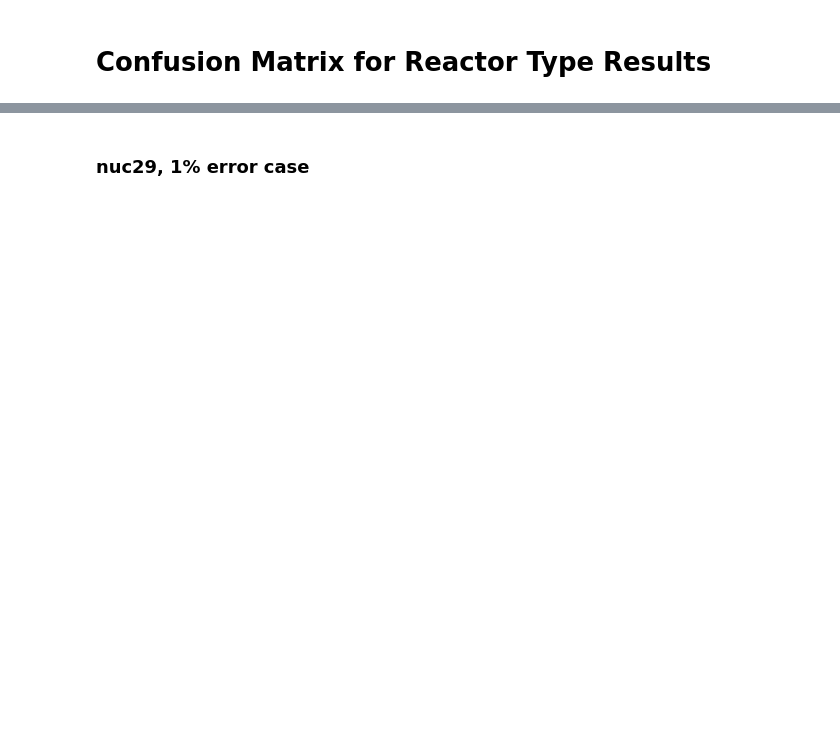
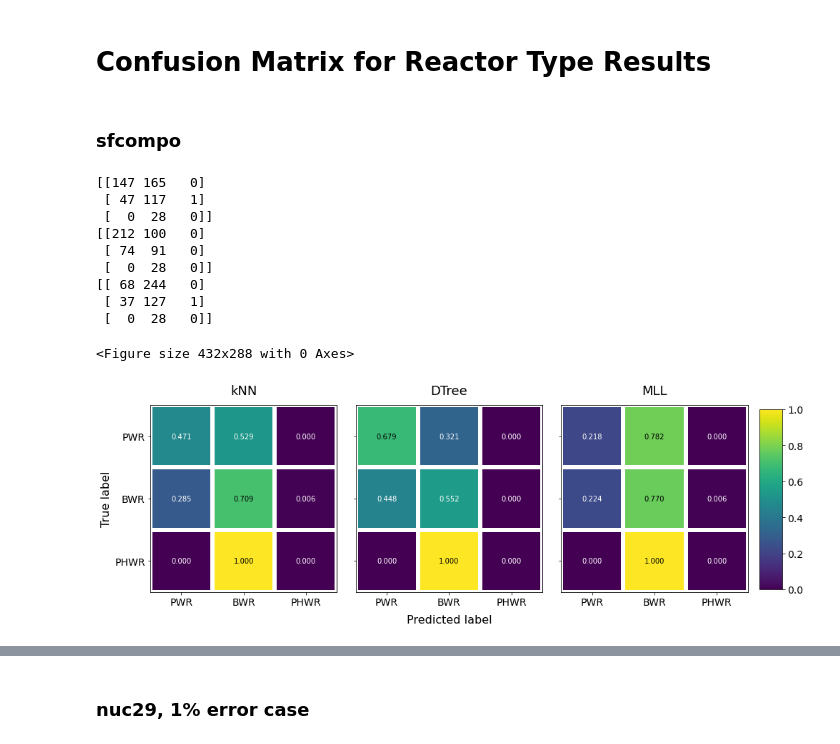
Before and after one commit to opotowsky/process_results, a Jupyter notebook: confusion_matrix.ipynb, the cells around one changed output, grey strips where cells are left out. Drawn from its saved outputs; the diff is of its cells as text; code cells hidden in the pictures; blank space fills up the shorter version.

Commit message:
conf matrices for sfcompo results

```diff
--- a/confusion_matrix.ipynb
+++ b/confusion_matrix.ipynb
@@ -141,3 +99,25 @@ def plot_cm(knn, dtr, mll):
     return fig
 # %% [markdown]
 # Confusion Matrix for Reactor Type Results
+# %% [markdown]
+### sfcompo
+# %%
+mll = pd.read_csv(mll_nuc + 'sfco/Job0_unc0.01_impnull/Job0_unc0.01_impnull.csv')
+knn = pd.read_csv(learn_nuc + 'sfco/reactor_knn_tset1.0_nuc29_impnull_ext_test_compare.csv')
+dtr = pd.read_csv(learn_nuc + 'sfco/reactor_dtree_tset1.0_nuc29_impnull_ext_test_compare.csv')
+# %%
+fig = plot_cm(knn, dtr, mll)
+sv_fig = './plots/confusion_matrix_sfco_impnull.png'
+fig.savefig(sv_fig, bbox_inches='tight', transparent=True)
+# %% [output]
+[[147 165   0]
+ [ 47 117   1]
+ [  0  28   0]]
+[[212 100   0]
+ [ 74  91   0]
+ [  0  28   0]]
+[[ 68 244   0]
+ [ 37 127   1]
+ [  0  28   0]]
+<Figure size 432x288 with 0 Axes>
+[figure, added]
```
Also changed, not shown: parts of 7 cells of this notebook, 1 other file.
